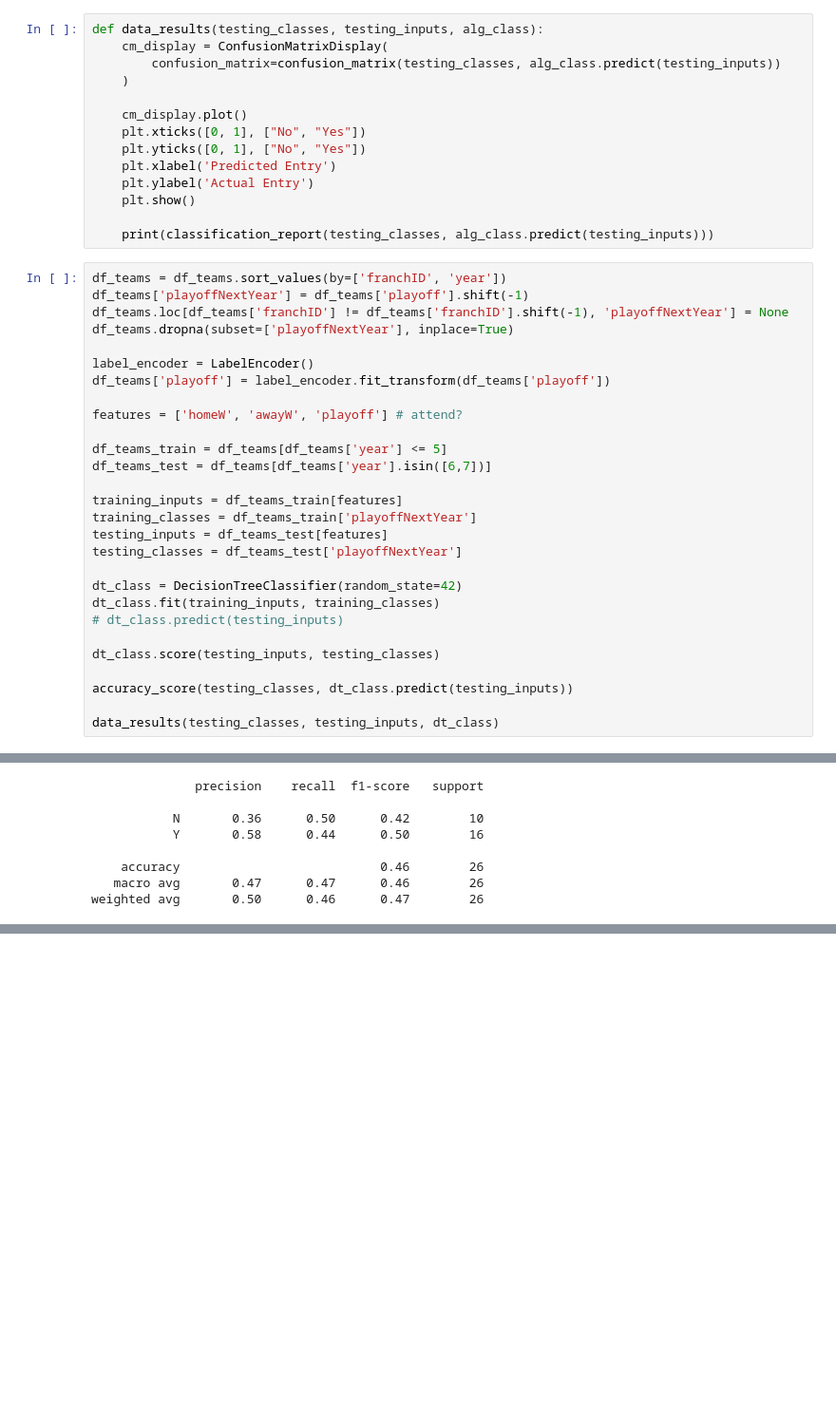
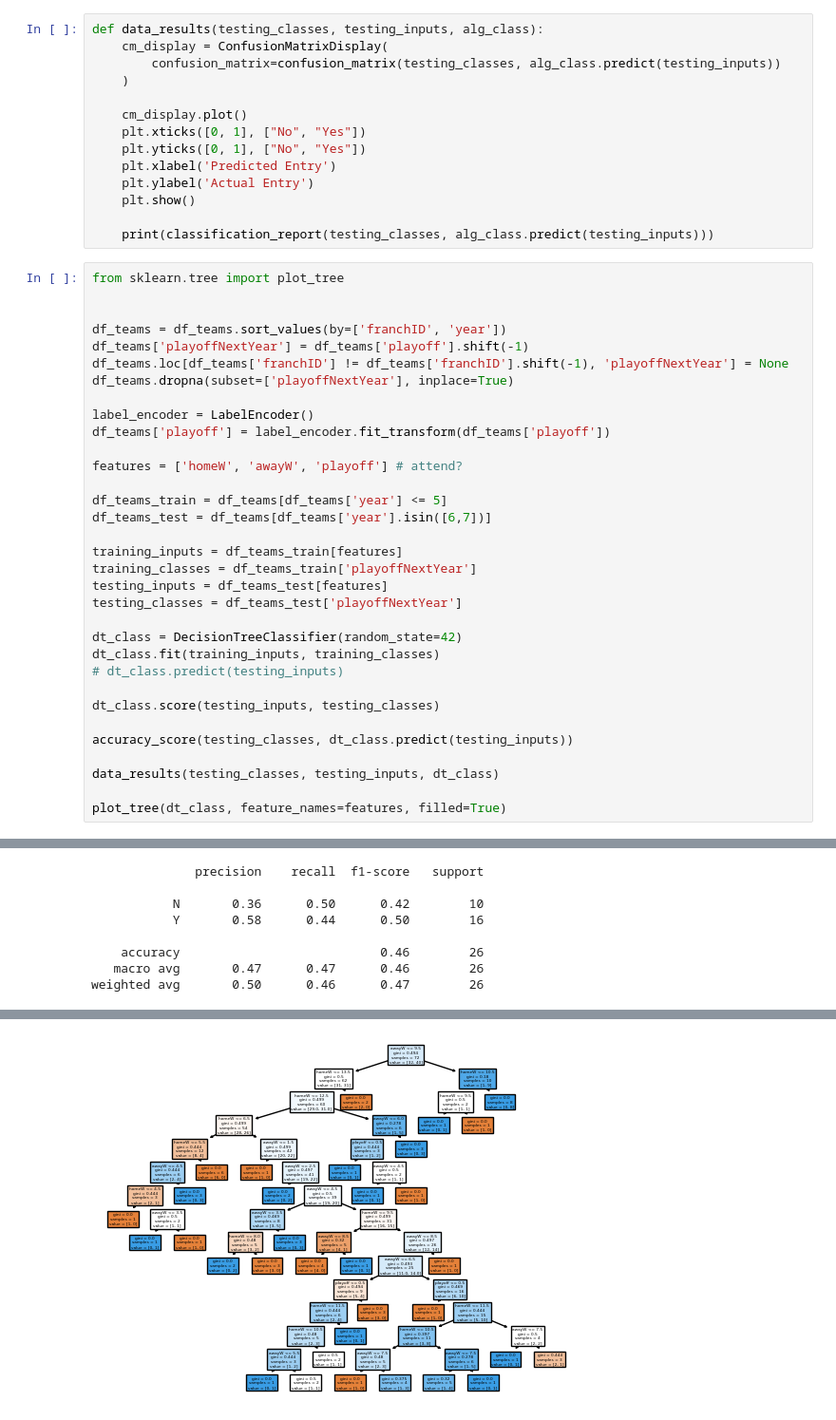
Before and after one commit to sirkotal/feup-ac, a Jupyter notebook: notebook.ipynb, the cells around one changed output, grey strips where cells are left out. Shown at 95% size. Cells and saved outputs as stored; diff of their text form; blank space fills up the shorter version.

```diff
--- a/notebook.ipynb
+++ b/notebook.ipynb
@@ -141,6 +142,9 @@ def data_results(testing_classes, testing_inputs, alg_class):
 
     print(classification_report(testing_classes, alg_class.predict(testing_inputs)))
 # %%
+from sklearn.tree import plot_tree
+
+
 df_teams = df_teams.sort_values(by=['franchID', 'year'])
 df_teams['playoffNextYear'] = df_teams['playoff'].shift(-1)
 df_teams.loc[df_teams['franchID'] != df_teams['franchID'].shift(-1), 'playoffNextYear'] = None
@@ -168,6 +172,8 @@ dt_class.score(testing_inputs, testing_classes)
 accuracy_score(testing_classes, dt_class.predict(testing_inputs))
 
 data_results(testing_classes, testing_inputs, dt_class)
+
+plot_tree(dt_class, feature_names=features, filled=True)
 # %% [output]
 [figure]
               precision    recall  f1-score   support
@@ -181,3 +204,4 @@ weighted avg       0.50      0.46      0.47        26
+[figure, added]
 # %%
 rf_class = RandomForestClassifier(n_estimators=100)
 rf_class.fit(training_inputs, training_classes)
```
Also changed, not shown: parts of 5 cells of this notebook.
